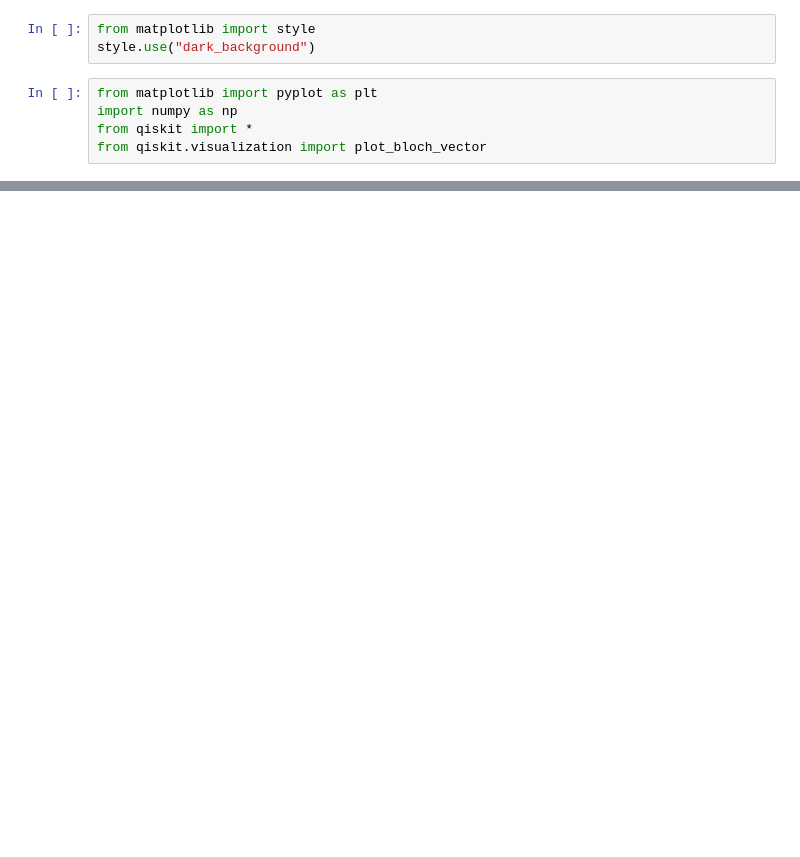
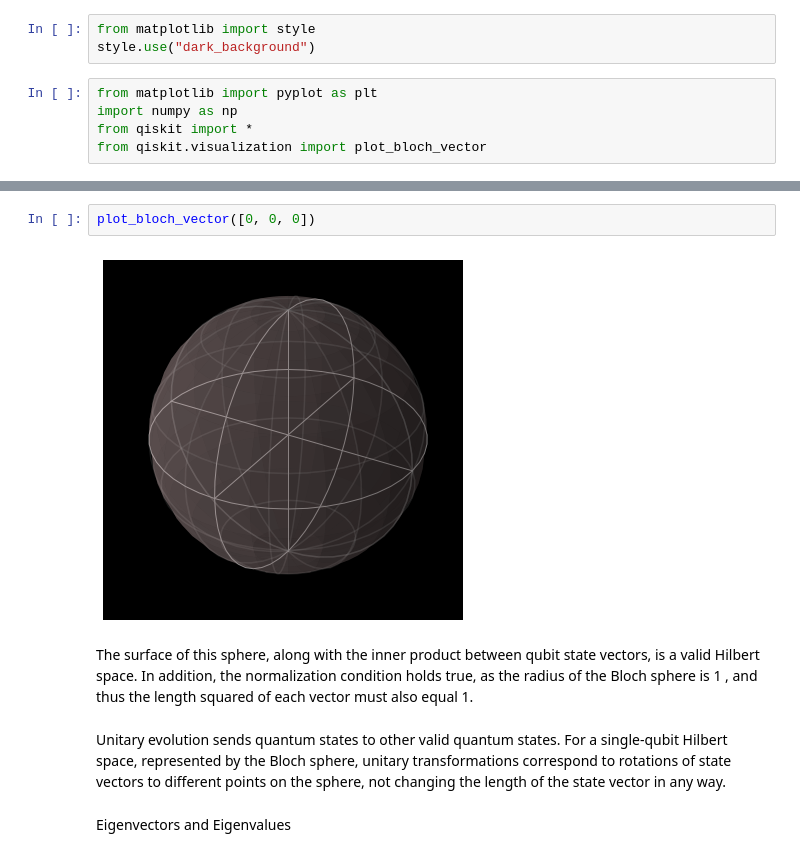
Before and after one commit to konkalaitzidis/Quantum-Computing-Programming, a Jupyter notebook: Qiskit/Linear-Algebra-for-Quantum-Computing.ipynb, the cells around one changed output, grey strips where cells are left out. Saved outputs shown, nothing was run; the diff lists cells and outputs as text; blank space fills up the shorter version.

```diff
--- a/Qiskit/Linear-Algebra-for-Quantum-Computing.ipynb
+++ b/Qiskit/Linear-Algebra-for-Quantum-Computing.ipynb
@@ -22,0 +23,10 @@ plot_bloch_vector([1, 0, 0])
+# %%
+plot_bloch_vector([0, 0, 0])
+# %% [output]
+[figure, added]
+# %% [markdown]
+The surface of this sphere, along with the inner product between qubit state vectors, is a valid Hilbert space. In addition, the normalization condition holds true, as the radius of the Bloch sphere is  1 , and thus the length squared of each vector must also equal  1.
+# %% [markdown]
+Unitary evolution sends quantum states to other valid quantum states. For a single-qubit Hilbert space, represented by the Bloch sphere, unitary transformations correspond to rotations of state vectors to different points on the sphere, not changing the length of the state vector in any way.
+# %% [markdown]
+Eigenvectors and Eigenvalues
```
Also changed, not shown: parts of 2 cells of this notebook.
